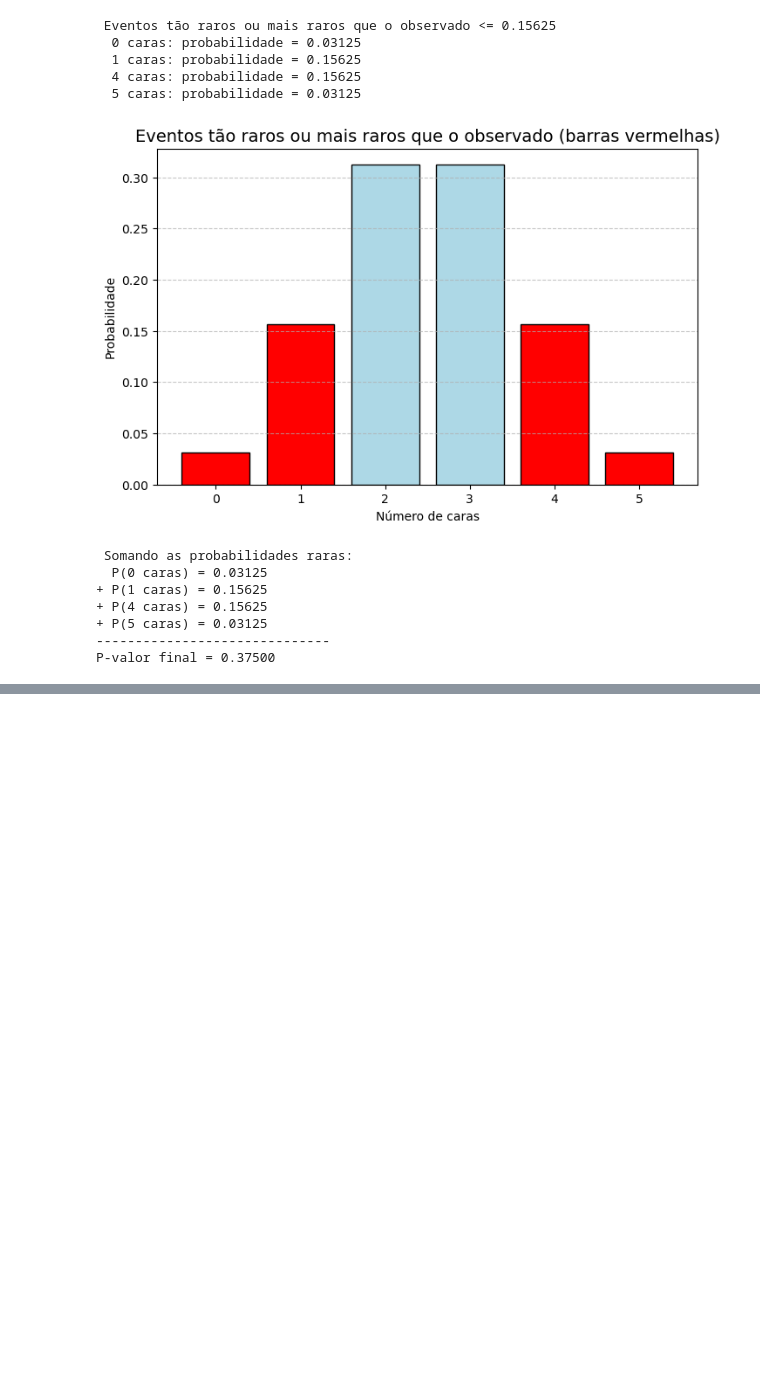
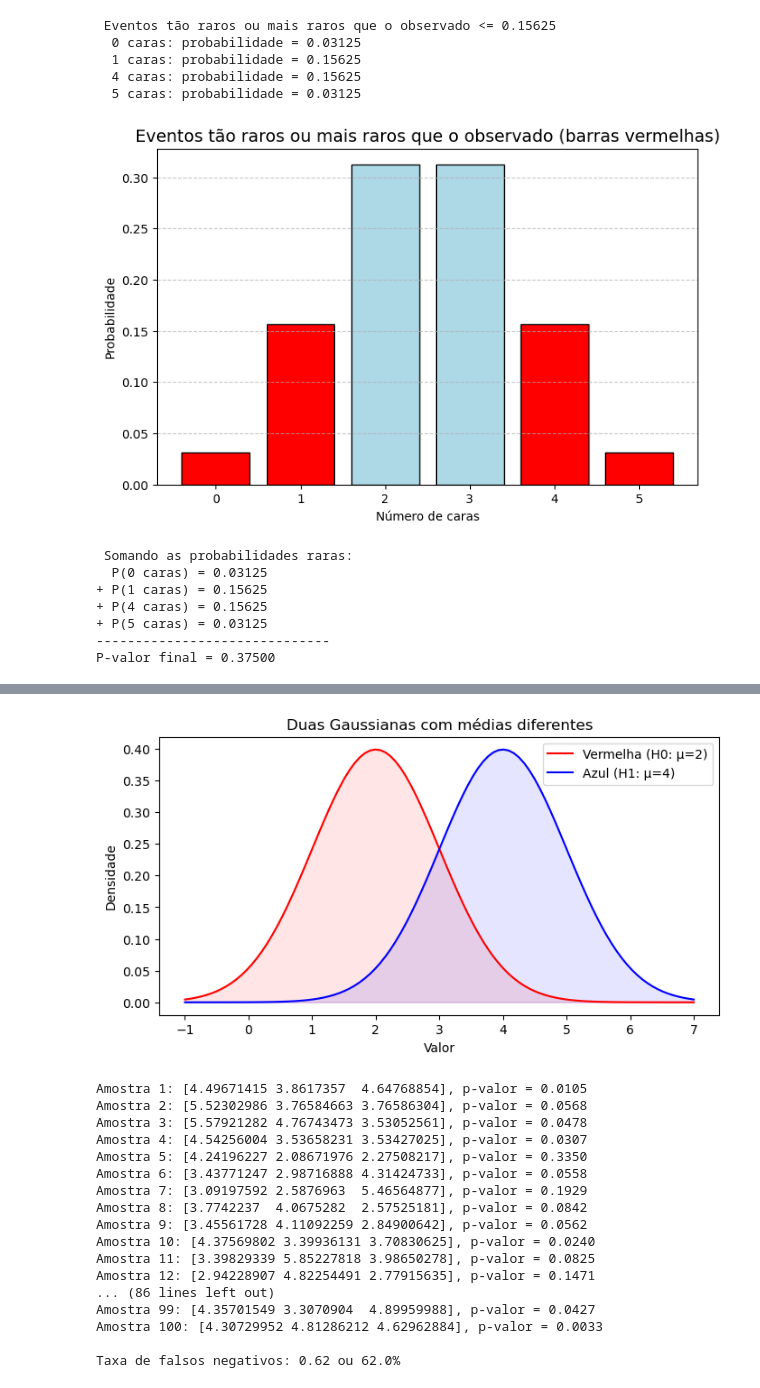
Before and after one commit to nata050818/Fundamentos-de-Intelig-ncia-Computacional-e-Ci-ncia-de-Dados, a Jupyter notebook: Atividade_3.ipynb, the cells around one changed output, grey strips where cells are left out. Cells and saved outputs as stored; diff of their text form; code cells hidden in the pictures; blank space fills up the shorter version.

Commit message:
D: p-value
D: p-value realizada com o t teste

```diff
--- a/Atividade_3.ipynb
+++ b/Atividade_3.ipynb
@@ -284,0 +295,80 @@ P-valor final = 0.37500
+# %%
+import numpy as np
+from scipy import stats
+
+# Definindo parâmetros
+mu_red = 2    # média da vermelha (nula)
+mu_blue = 4   # média da azul (alternativa)
+std = 1 # desvio padrão
+
+# Criando um eixo x que cobre ambas as distribuições com ±3σ
+min_mu = min(mu_red, mu_blue)
+max_mu = max(mu_red, mu_blue)
+x = np.linspace(min_mu - 3*std, max_mu + 3*std, 100)
+
+# Densidades das gaussianas (PDFs)
+red_pdf = stats.norm.pdf(x, mu_red, std)
+blue_pdf = stats.norm.pdf(x, mu_blue, std)
+
+# Plotando os gráficos
+plt.figure(figsize=(8, 4))
+plt.plot(x, red_pdf, color='red', label= f"Vermelha (H0: μ={mu_red})")
+plt.plot(x, blue_pdf, color='blue', label= f"Azul (H1: μ={mu_blue})")
+plt.fill_between(x, red_pdf, alpha=0.1, color='red')
+plt.fill_between(x, blue_pdf, alpha=0.1, color='blue')
+plt.title("Duas Gaussianas com médias diferentes")
+plt.xlabel("Valor")
+plt.ylabel("Densidade")
+plt.legend()
+plt.show()
+
+
+
+# Número de repetições
+n_samples = 100
+n_points = 3  # Número de pontos por amostra
+
+# Sorteando 100 sequências de 3 valores da azul
+np.random.seed(42)
+samples_blue = np.random.normal(mu_blue, std, (n_samples, n_points))
+
+# Testando cada sequência contra a vermelha
+false_negatives = 0
+results = []
+
+for i, sample in enumerate(samples_blue, start=1):
+    # Teste t: comparação com média da vermelha
+    t_stat, p_value = stats.ttest_1samp(sample, popmean=mu_red)
+
+    if p_value > 0.05:
+        false_negatives += 1
+
+    results.append((i, sample, p_value))
+
+# Calculando a taxa de falsos negativos
+false_negative_rate = false_negatives / n_samples
+
+# Exibindo os resultados
+for idx, sample, p_value in results:
+    print(f"Amostra {idx}: {sample}, p-valor = {p_value:.4f}")
+
+print(f"\nTaxa de falsos negativos: {false_negative_rate:.2f} ou {false_negative_rate*100}%")
+# %% [output]
+[figure, added]
+Amostra 1: [4.49671415 3.8617357  4.64768854], p-valor = 0.0105
+Amostra 2: [5.52302986 3.76584663 3.76586304], p-valor = 0.0568
+Amostra 3: [5.57921282 4.76743473 3.53052561], p-valor = 0.0478
+Amostra 4: [4.54256004 3.53658231 3.53427025], p-valor = 0.0307
+Amostra 5: [4.24196227 2.08671976 2.27508217], p-valor = 0.3350
+Amostra 6: [3.43771247 2.98716888 4.31424733], p-valor = 0.0558
+Amostra 7: [3.09197592 2.5876963  5.46564877], p-valor = 0.1929
+Amostra 8: [3.7742237  4.0675282  2.57525181], p-valor = 0.0842
+Amostra 9: [3.45561728 4.11092259 2.84900642], p-valor = 0.0562
+Amostra 10: [4.37569802 3.39936131 3.70830625], p-valor = 0.0240
+Amostra 11: [3.39829339 5.85227818 3.98650278], p-valor = 0.0825
+Amostra 12: [2.94228907 4.82254491 2.77915635], p-valor = 0.1471
+... (86 lines left out)
+Amostra 99: [4.35701549 3.3070904  4.89959988], p-valor = 0.0427
+Amostra 100: [4.30729952 4.81286212 4.62962884], p-valor = 0.0033
+
+Taxa de falsos negativos: 0.62 ou 62.0%
```
Also changed, not shown: parts of 5 cells of this notebook.
